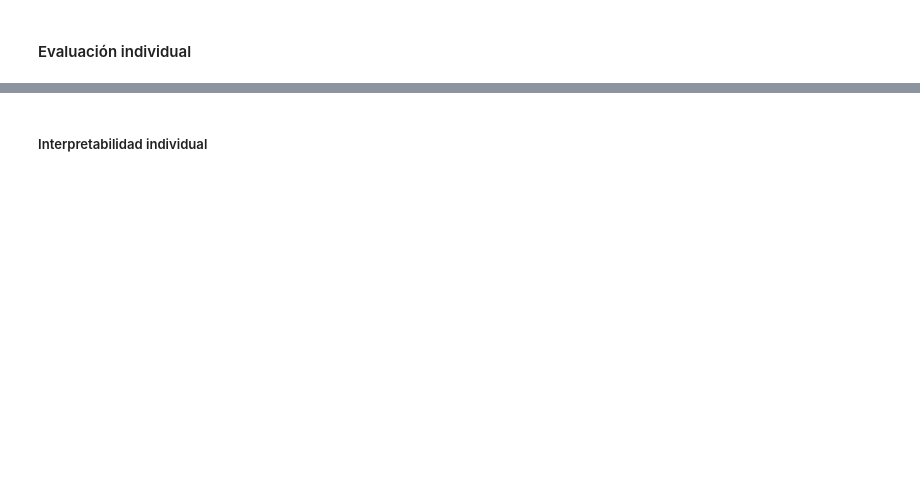
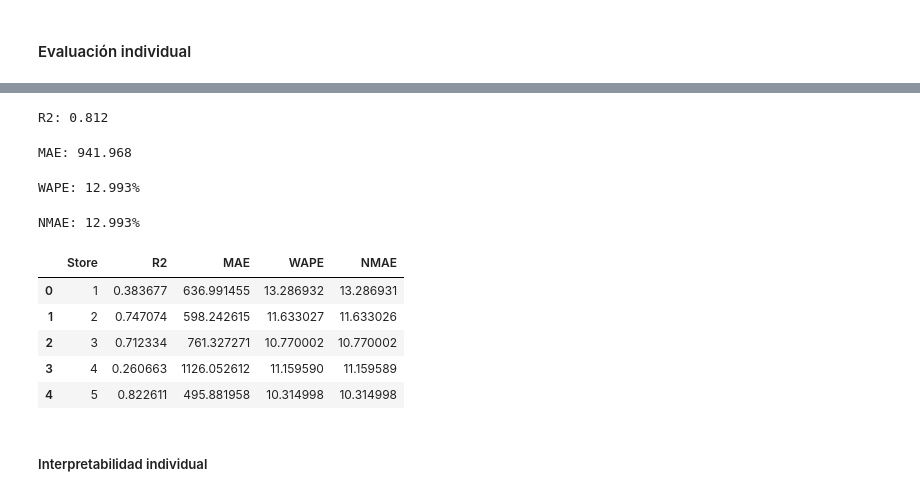
Before and after one commit to ianCristianAriel/2026-forecasting-ventas, a Jupyter notebook: notebooks/3_machine_learning.ipynb, the cells around one changed output, grey strips where cells are left out. Cells and saved outputs as stored; diff of their text form; code cells hidden in the pictures; blank space fills up the shorter version.

```diff
--- a/notebooks/3_machine_learning.ipynb
+++ b/notebooks/3_machine_learning.ipynb
@@ -455,3 +435,80 @@ results[(results['Modelo']=='XGBR') & (results['Reducción']=='Sin reducción')]
+# %%
+r2 = r2_score(y_test, y_pred_test)
+
+print('R2:',np.round(r2, 3))
+# %% [output]
+R2: 0.812
+# %%
+mae = mean_absolute_error(y_test, y_pred_test)
+
+print('MAE:',np.round(mae, 3))
+# %% [output]
+MAE: 941.968
+# %%
+wape = (
+    np.sum(np.abs(y_test - y_pred_test))
+    / np.sum(np.abs(y_test))
+)
+
+print(f"WAPE: {wape * 100:.3f}%")
+# %% [output]
+WAPE: 12.993%
+# %%
+nmae = (
+    mae
+    / np.mean(np.abs(y_test))
+)
+
+print(f"NMAE: {nmae * 100:.3f}%")
+# %% [output]
+NMAE: 12.993%
+# %%
+def calculate_metrics(group):
+
+    y_test = group['y_test']
+    y_pred = group['y_pred']
+
+    r2 = r2_score(y_test, y_pred) if len(y_test) > 1 else np.nan
+
+    mae = mean_absolute_error(y_test, y_pred)
+
+    wape = (
+        np.sum(np.abs(y_test - y_pred))
+        / np.sum(np.abs(y_test))
+    ) if np.sum(np.abs(y_test)) != 0 else np.nan
+
+    nmae = (
+        mae / np.mean(np.abs(y_test))
+    ) if np.mean(np.abs(y_test)) != 0 else np.nan
+
+    return pd.Series({
+        'R2': r2,
+        'MAE': mae,
+        'WAPE': wape * 100,
+        'NMAE': nmae * 100
+    })
+# %%
+df_eval = pd.DataFrame({
+    'Store': df_ml.loc[X_test.index, 'Store'],
+    'y_test': y_test,
+    'y_pred': y_pred_test
+})
+
+metrics_store = (
+    df_eval
+    .groupby('Store')
+    .apply(calculate_metrics)
+    .reset_index()
+)
+
+metrics_store.head()
+# %% [output]
+|  | Store | R2 | MAE | WAPE | NMAE |
+| 0 | 1 | 0.383677 | 636.991455 | 13.286932 | 13.286931 |
+| 1 | 2 | 0.747074 | 598.242615 | 11.633027 | 11.633026 |
+| 2 | 3 | 0.712334 | 761.327271 | 10.770002 | 10.770002 |
+| 3 | 4 | 0.260663 | 1126.052612 | 11.159590 | 11.159589 |
+| 4 | 5 | 0.822611 | 495.881958 | 10.314998 | 10.314998 |
 # %% [markdown]
 ##### Interpretabilidad individual
 # %%
```
Also changed, not shown: parts of 91 cells of this notebook, 7 other files.
